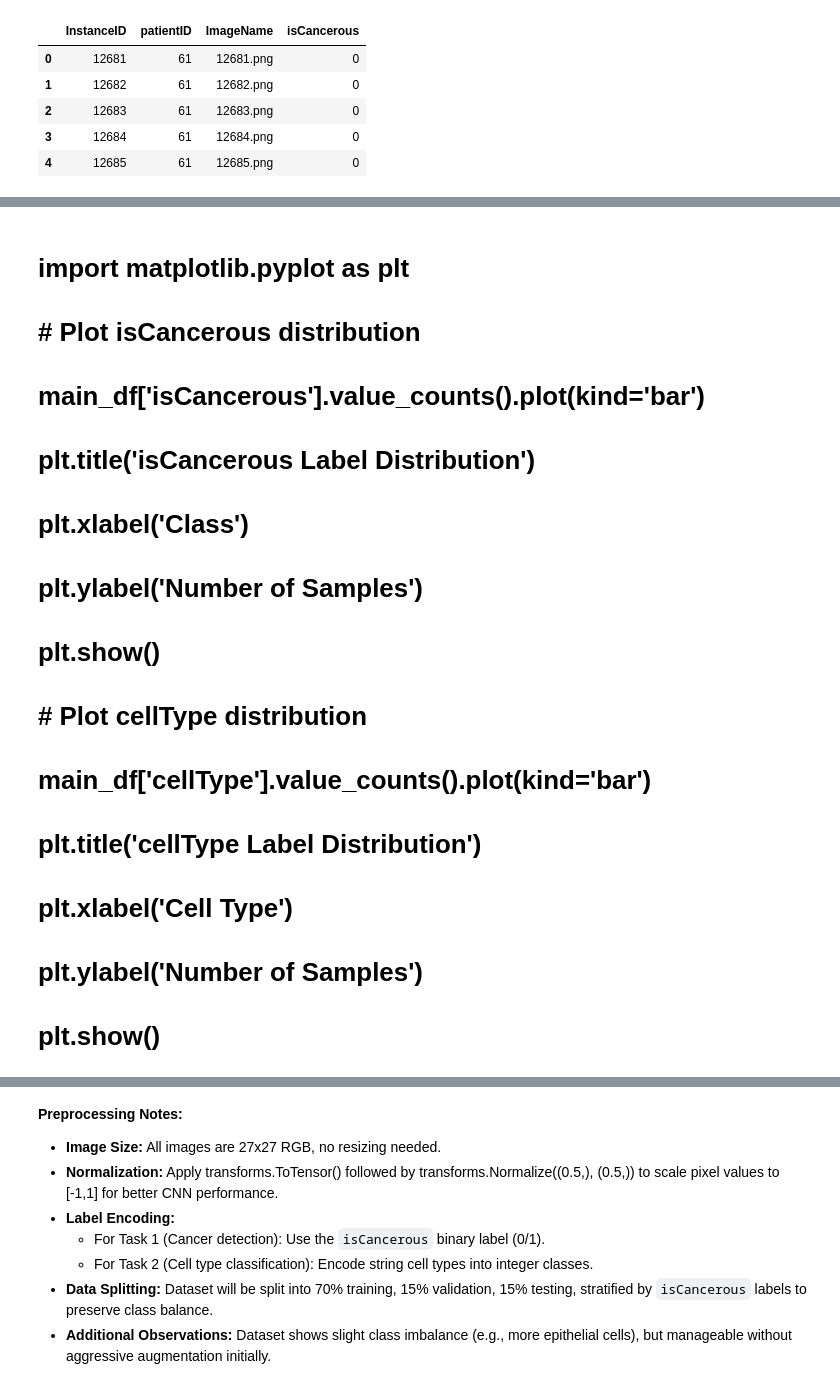
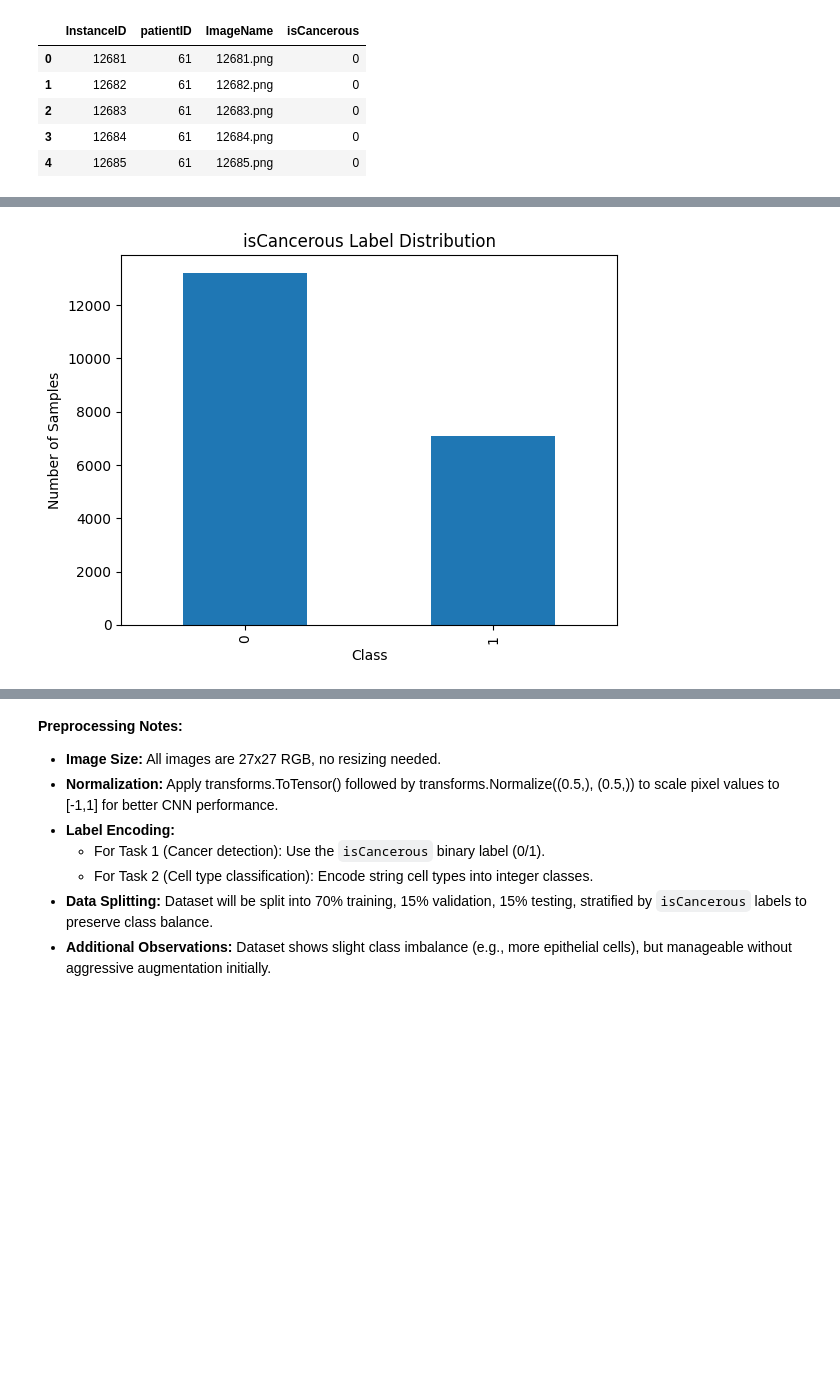
Before and after one commit to VasithaTilakumara/image-classification-cml-g30, a Jupyter notebook: notebooks/assignment2.ipynb, the cells around one changed output, grey strips where cells are left out. Saved outputs shown, nothing was run; the diff lists cells and outputs as text; code cells hidden in the pictures; blank space fills up the shorter version.

```diff
--- a/notebooks/assignment2.ipynb
+++ b/notebooks/assignment2.ipynb
@@ -58,0 +67,15 @@ Extra Data Labels:
+# %%
+# Add dummy column to extra_df so both have same structure
+extra_df['cellType'] = None  # Task 1 doesn't need this anyway
+
+# Combine the two
+combined_df = pd.concat([main_df, extra_df], ignore_index=True)
+
+# Optional: Reset index
+combined_df.reset_index(drop=True, inplace=True)
+combined_df = combined_df.drop(columns=['cellTypeName','cellType'])
+display(combined_df.head())
+
+print("Main df shape:",main_df.shape)
+print("Extra df shape:",extra_df.shape)
+print("Combined shape:", combined_df.shape)
@@ -106,16 +123,18 @@ Name: count, dtype: int64
-# %% [markdown]
-# import matplotlib.pyplot as plt
-
-# # Plot isCancerous distribution
-# main_df['isCancerous'].value_counts().plot(kind='bar')
-# plt.title('isCancerous Label Distribution')
-# plt.xlabel('Class')
-# plt.ylabel('Number of Samples')
-# plt.show()
-
-# # Plot cellType distribution
-# main_df['cellType'].value_counts().plot(kind='bar')
-# plt.title('cellType Label Distribution')
-# plt.xlabel('Cell Type')
-# plt.ylabel('Number of Samples')
-# plt.show()
+# %%
+import matplotlib.pyplot as plt
+
+# Plot isCancerous distribution
+combined_df['isCancerous'].value_counts().plot(kind='bar')
+plt.title('isCancerous Label Distribution')
+plt.xlabel('Class')
+plt.ylabel('Number of Samples')
+plt.show()
+
+# # Plot cellType distribution
+# combined_df['cellType'].value_counts().plot(kind='bar')
+# plt.title('cellType Label Distribution')
+# plt.xlabel('Cell Type')
+# plt.ylabel('Number of Samples')
+# plt.show()
+# %% [output]
+[figure, added]
```
Also changed, not shown: parts of 21 cells of this notebook.
